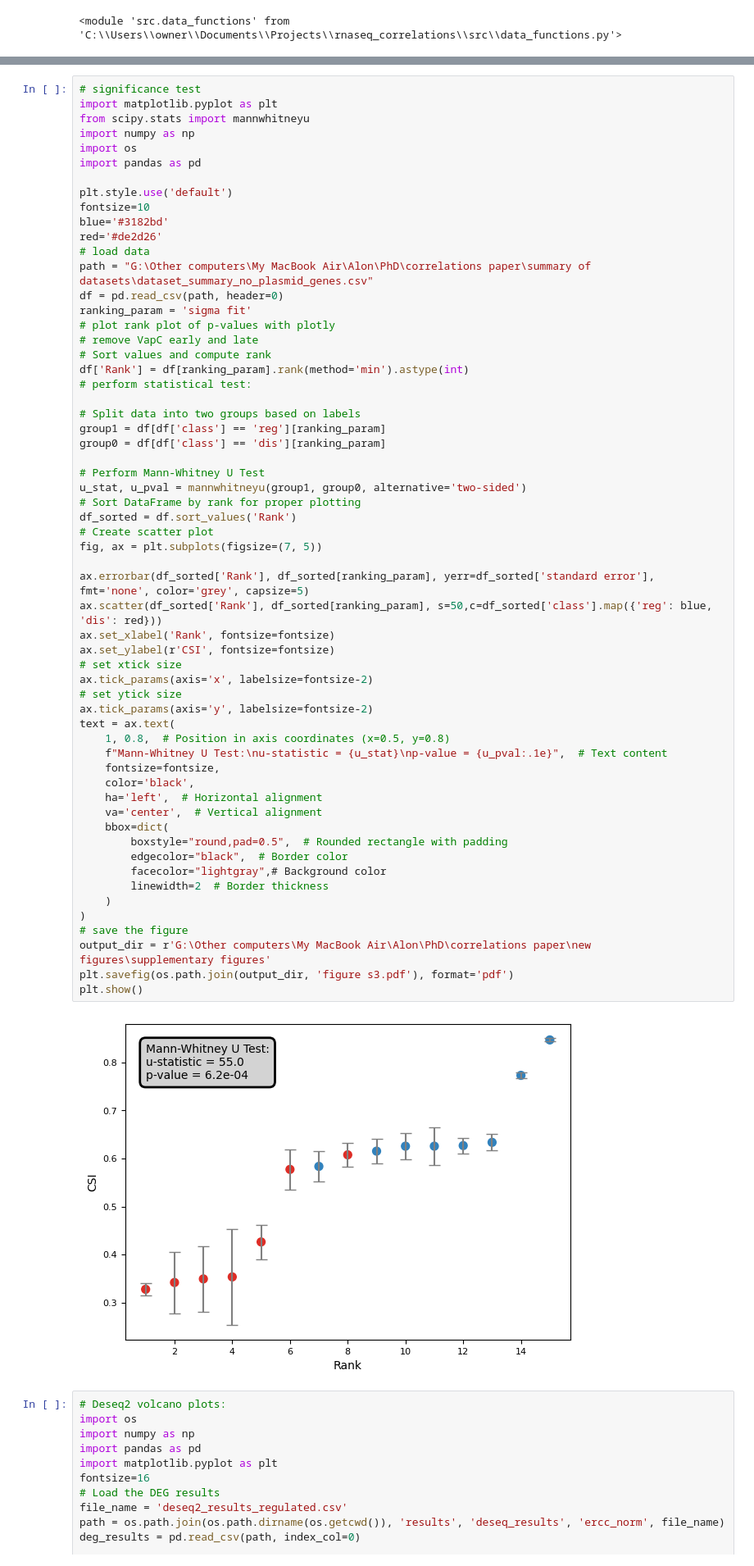
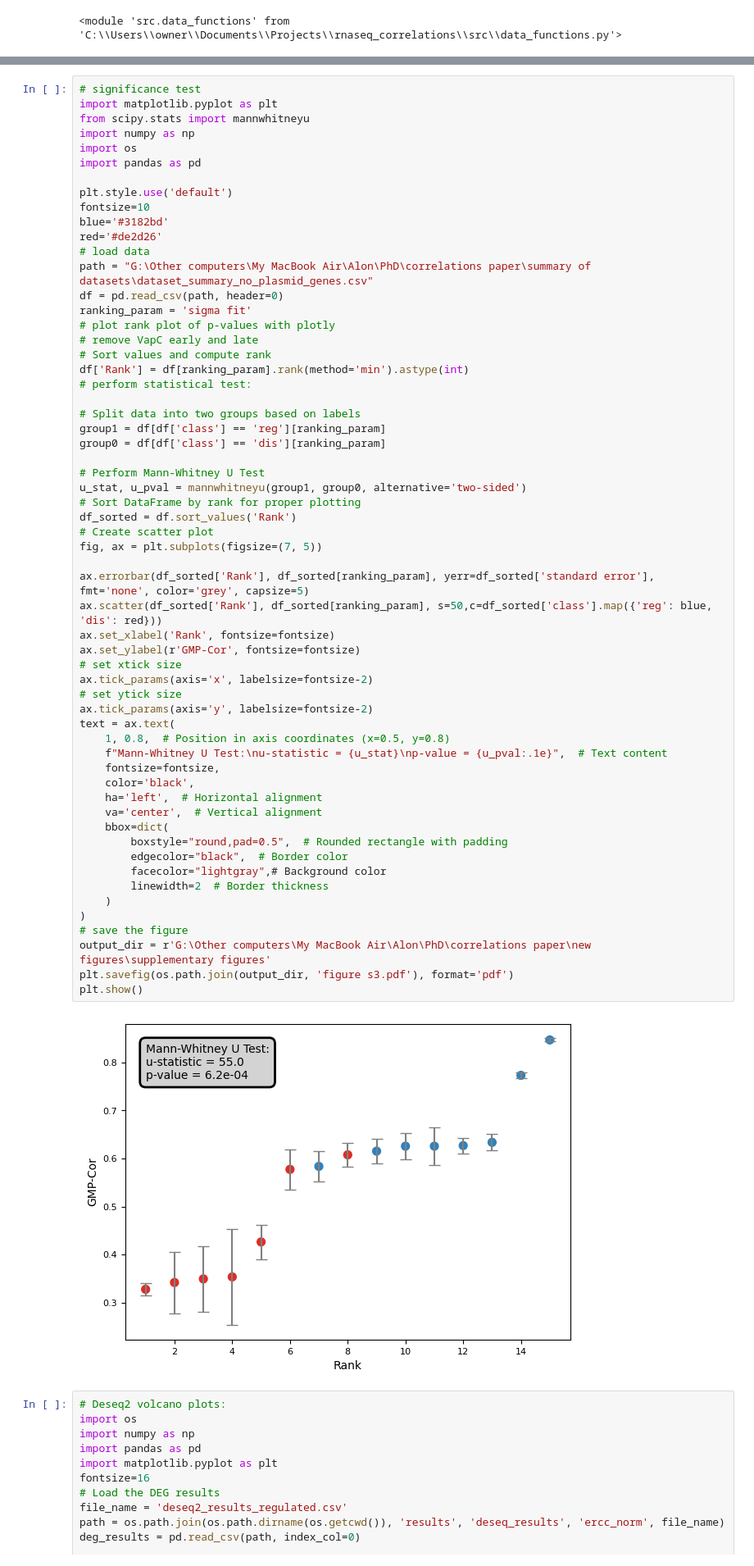
Before and after one commit to alongutf/dysregulated-persistence, a Jupyter notebook: scripts/supplementary figures.ipynb, the cells around one changed output, grey strips where cells are left out. Shown: that part at 82% size. Saved outputs shown, nothing was run; the diff lists cells and outputs as text.

```diff
--- a/scripts/supplementary figures.ipynb
+++ b/scripts/supplementary figures.ipynb
@@ -143,35 +143,35 @@ u_stat, u_pval = mannwhitneyu(group1, group0, alternative='two-sided')
 df_sorted = df.sort_values('Rank')
 # Create scatter plot
 fig, ax = plt.subplots(figsize=(7, 5))
 
 ax.errorbar(df_sorted['Rank'], df_sorted[ranking_param], yerr=df_sorted['standard error'], fmt='none', color='grey', capsize=5)
 ax.scatter(df_sorted['Rank'], df_sorted[ranking_param], s=50,c=df_sorted['class'].map({'reg': blue, 'dis': red}))
 ax.set_xlabel('Rank', fontsize=fontsize)
-ax.set_ylabel(r'CSI', fontsize=fontsize)
+ax.set_ylabel(r'GMP-Cor', fontsize=fontsize)
 # set xtick size
 ax.tick_params(axis='x', labelsize=fontsize-2)
 # set ytick size
 ax.tick_params(axis='y', labelsize=fontsize-2)
 text = ax.text(
     1, 0.8,  # Position in axis coordinates (x=0.5, y=0.8)
     f"Mann-Whitney U Test:\nu-statistic = {u_stat}\np-value = {u_pval:.1e}",  # Text content
     fontsize=fontsize,
     color='black',
     ha='left',  # Horizontal alignment
     va='center',  # Vertical alignment
     bbox=dict(
         boxstyle="round,pad=0.5",  # Rounded rectangle with padding
         edgecolor="black",  # Border color
         facecolor="lightgray",# Background color
         linewidth=2  # Border thickness
     )
 )
 # save the figure
 output_dir = r'G:\Other computers\My MacBook Air\Alon\PhD\correlations paper\new figures\supplementary figures'
 plt.savefig(os.path.join(output_dir, 'figure s3.pdf'), format='pdf')
 plt.show()
 # %% [output]
-[figure, old version]
+[figure, new version]
 # %%
 # Deseq2 volcano plots:
 import os
```
Also changed, not shown: parts of 2 cells of this notebook, 7 other files.
